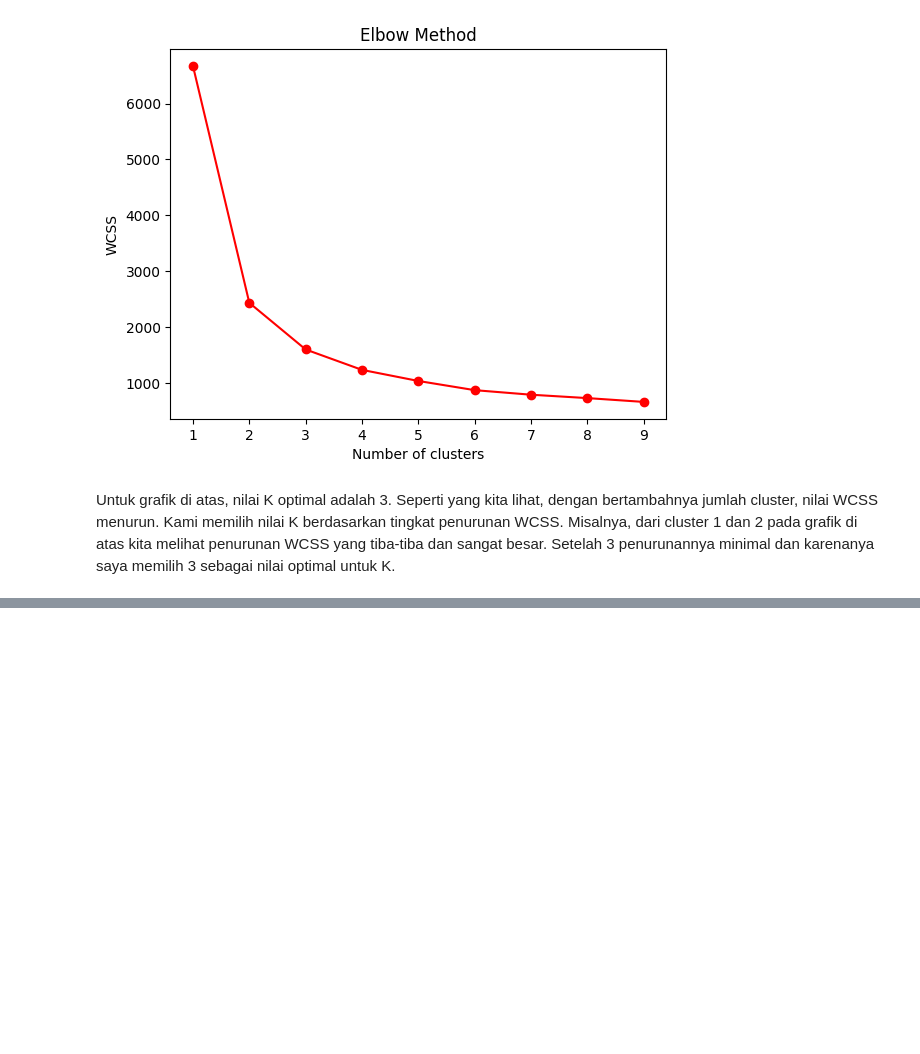
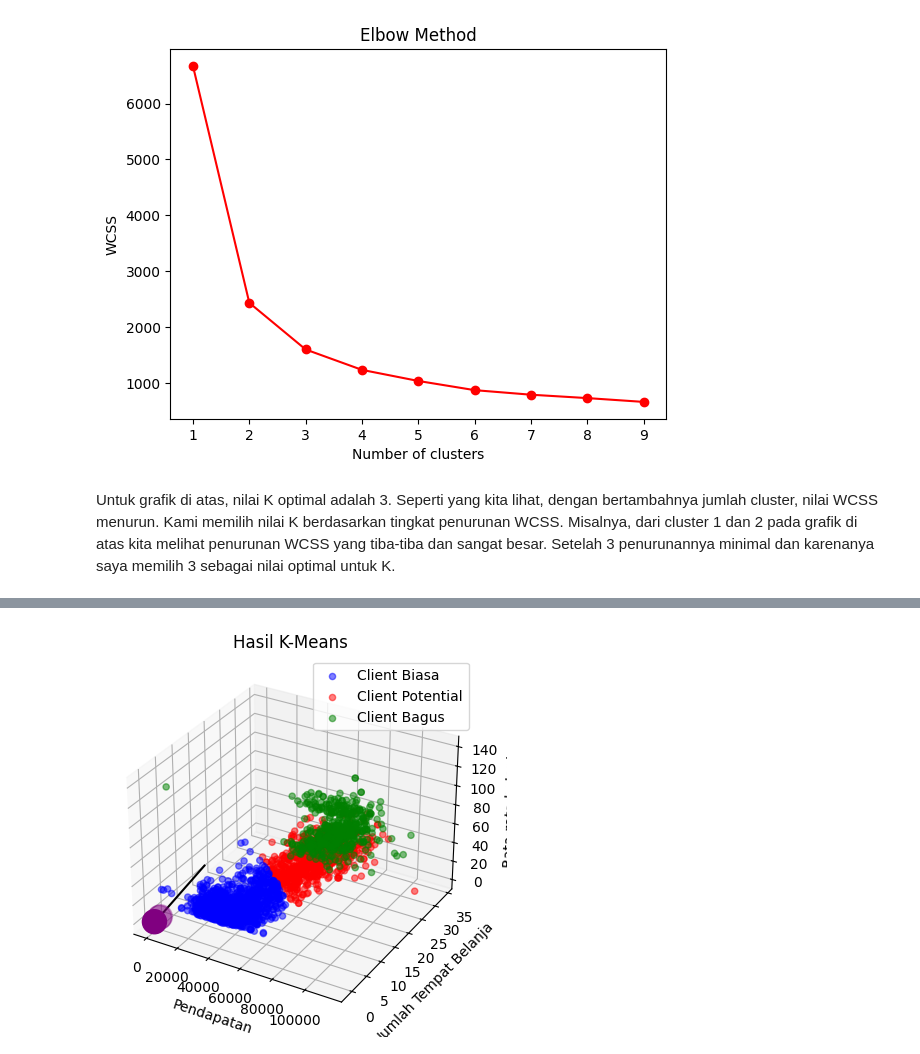
Before and after one commit to qiqioberon/Machine-Learning, a Jupyter notebook: Tugas 2/Muhammad Aqil Farrukh_5025221158_Tugas 2_Personality Analysis K-means.ipynb, the cells around one changed output, grey strips where cells are left out. Saved outputs shown, nothing was run; the diff lists cells and outputs as text; code cells hidden in the pictures; blank space fills up the shorter version.

```diff
--- a/Tugas 2/Muhammad Aqil Farrukh_5025221158_Tugas 2_Personality Analysis K-means.ipynb
+++ b/Tugas 2/Muhammad Aqil Farrukh_5025221158_Tugas 2_Personality Analysis K-means.ipynb
@@ -443,0 +462,25 @@ plt.show()
+# %%
+k_means_plot = plt.axes(projection='3d')
+xline = np.linspace(0, 15, 1000)
+yline = np.linspace(0, 15, 1000)
+zline = np.linspace(0, 15, 1000)
+k_means_plot.plot3D(xline, yline, zline, 'black')
+
+k_means_plot.scatter3D(df1.Income, df1.total_spend_place, df1['Rata-rata-belanja'],
+                       c='blue', label='Client Biasa', alpha=0.5)
+k_means_plot.scatter3D(df2.Income, df2.total_spend_place, df2['Rata-rata-belanja'],
+                       c='red', label='Client Potential', alpha=0.5)
+k_means_plot.scatter3D(df3.Income, df3.total_spend_place, df3['Rata-rata-belanja'],
+                       c='green', label='Client Bagus', alpha=0.5)
+
+
+plt.scatter(kmeans.cluster_centers_[:,0], kmeans.cluster_centers_[:,1],
+            color = 'purple', s = 300)
+plt.legend()
+k_means_plot.set_xlabel('Pendapatan')
+k_means_plot.set_ylabel('Jumlah Tempat Belanja')
+k_means_plot.set_zlabel('Rata-rata belanja')
+plt.title("Hasil K-Means")
+plt.show()
+# %% [output]
+[figure, added]
```
Also changed, not shown: parts of 3 cells of this notebook.
